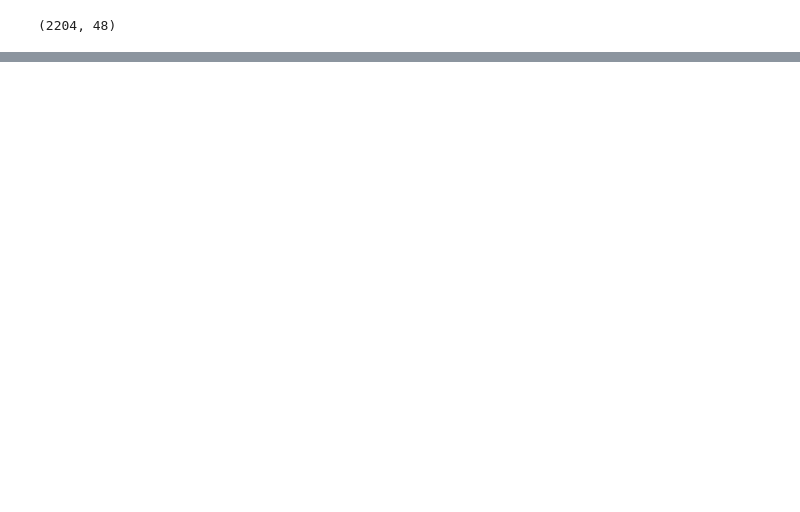
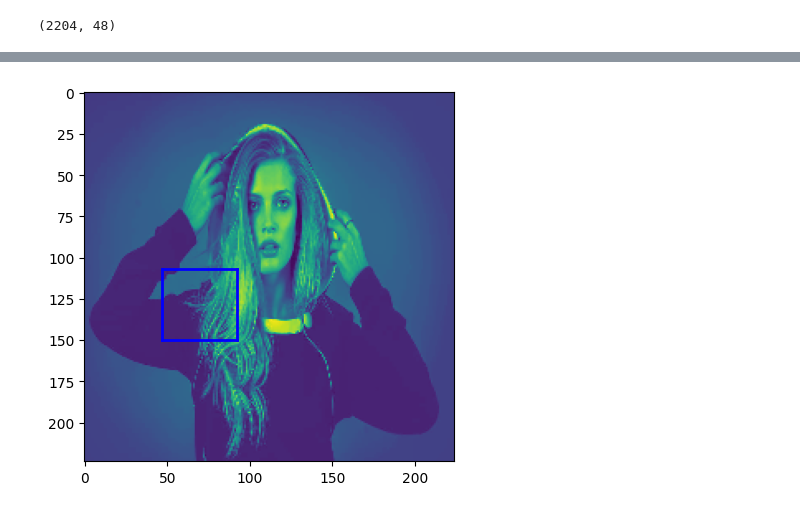
Before and after one commit to ChetanAIML/Capstone, a Jupyter notebook: Human_Face_Detection.ipynb, the cells around one changed output, grey strips where cells are left out. Saved outputs shown, nothing was run; the diff lists cells and outputs as text; code cells hidden in the pictures; blank space fills up the shorter version.

```diff
--- a/Human_Face_Detection.ipynb
+++ b/Human_Face_Detection.ipynb
@@ -331,0 +325,29 @@ plot_loss_curves(history_2)
+# %%
+def predict_face(image_path, model):
+    # Load the image
+    images =[]
+    img_arr = cv.imread(image_path,cv.IMREAD_GRAYSCALE)
+    img_resize = cv.resize(img_arr, (224, 224))
+    images.append(img_resize)
+    images = np.array(images)
+    images = np.expand_dims(images, axis = 3)
+    # Preprocess the image
+    #image = normalize_image(image_raw)
+
+    images = images/255
+
+    prediction = model.predict(images)
+    fig, ax = plt.subplots(1)
+    ax.imshow(img_resize)
+    x0 = int(prediction[0][0]*224)
+    y0 = int(prediction[0][1]*224)
+    x1 = int(prediction[0][2]*224)
+    y1 = int(prediction[0][3]*224)
+    plt.plot([x0, x1], [y0, y0], 'b-', linewidth=2)
+    plt.plot([x0, x0], [y0, y1], 'b-', linewidth=2)
+    plt.plot([x1, x1], [y0, y1], 'b-', linewidth=2)
+    plt.plot([x0, x1], [y1, y1], 'b-', linewidth=2)
+    plt.show()
+# %%
+predict_face('test.jpg',model)
+# %% [output]
@@ -331,0 +355 @@ plot_loss_curves(history_2)
+[figure, added]
```
Also changed, not shown: parts of 14 cells of this notebook.
